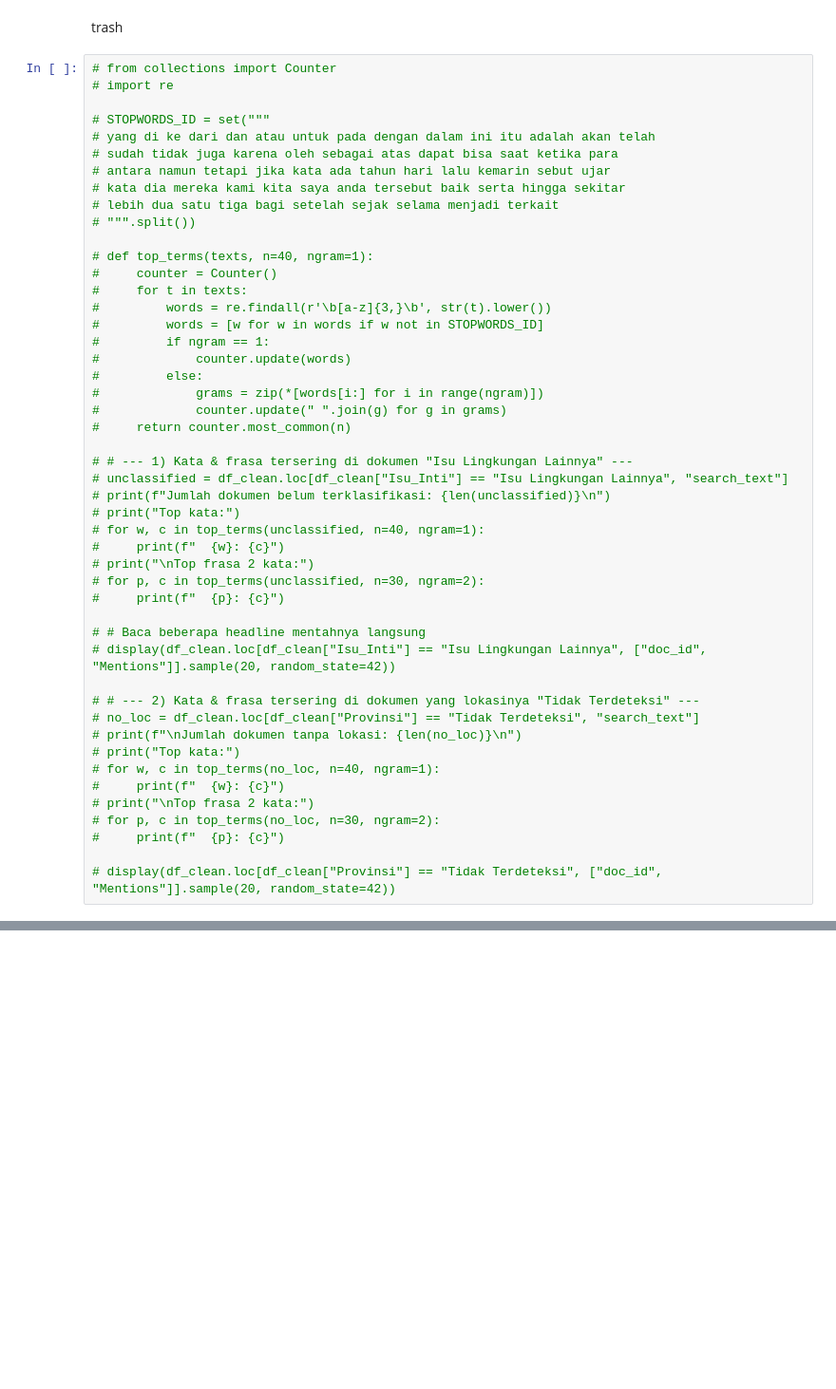
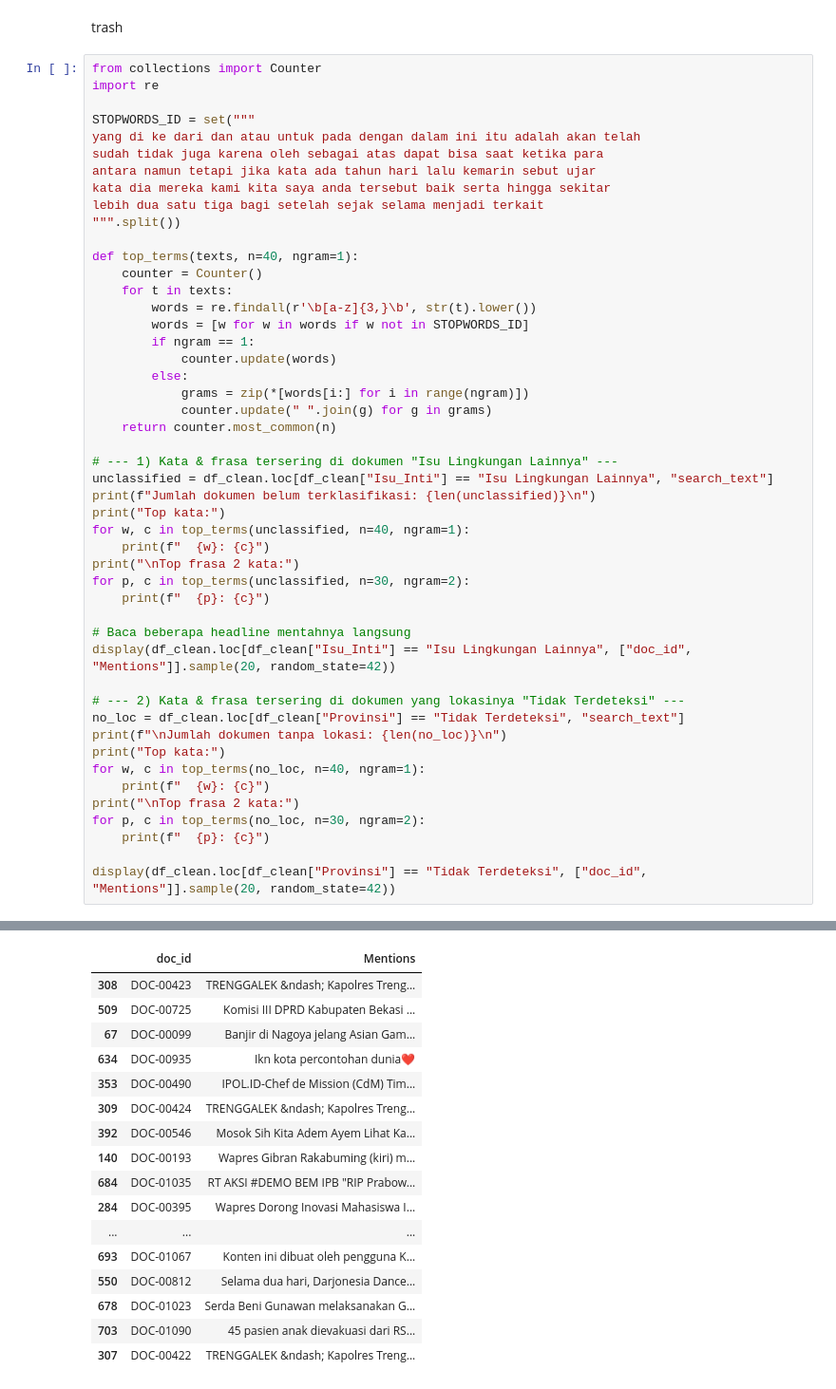
Before and after one commit to aldo02032004/naufaldo.github.io, a Jupyter notebook: Visual_Report_LH.ipynb, the cells around one changed output, grey strips where cells are left out. Shown at 95% size. Drawn from its saved outputs; the diff is of its cells as text; blank space fills up the shorter version.

```diff
--- a/Visual_Report_LH.ipynb
+++ b/Visual_Report_LH.ipynb
@@ -837,50 +1421,51 @@ VISUALISASI SELESAI DIBUAT
 # %% [markdown]
 trash
 # %%
-# from collections import Counter
-# import re
+from collections import Counter
+import re
 
-# STOPWORDS_ID = set("""
-# yang di ke dari dan atau untuk pada dengan dalam ini itu adalah akan telah
-# sudah tidak juga karena oleh sebagai atas dapat bisa saat ketika para
-# antara namun tetapi jika kata ada tahun hari lalu kemarin sebut ujar
-# kata dia mereka kami kita saya anda tersebut baik serta hingga sekitar
-# lebih dua satu tiga bagi setelah sejak selama menjadi terkait
-# """.split())
+STOPWORDS_ID = set("""
+yang di ke dari dan atau untuk pada dengan dalam ini itu adalah akan telah
+sudah tidak juga karena oleh sebagai atas dapat bisa saat ketika para
+antara namun tetapi jika kata ada tahun hari lalu kemarin sebut ujar
+kata dia mereka kami kita saya anda tersebut baik serta hingga sekitar
+lebih dua satu tiga bagi setelah sejak selama menjadi terkait
+""".split())
 
-# def top_terms(texts, n=40, ngram=1):
-#     counter = Counter()
-#     for t in texts:
-#         words = re.findall(r'\b[a-z]{3,}\b', str(t).lower())
-#         words = [w for w in words if w not in STOPWORDS_ID]
-#         if ngram == 1:
-#             counter.update(words)
-#         else:
-#             grams = zip(*[words[i:] for i in range(ngram)])
-#             counter.update(" ".join(g) for g in grams)
-#     return counter.most_common(n)
+def top_terms(texts, n=40, ngram=1):
+    counter = Counter()
+    for t in texts:
+        words = re.findall(r'\b[a-z]{3,}\b', str(t).lower())
+        words = [w for w in words if w not in STOPWORDS_ID]
+        if ngram == 1:
+            counter.update(words)
+        else:
+            grams = zip(*[words[i:] for i in range(ngram)])
+            counter.update(" ".join(g) for g in grams)
+    return counter.most_common(n)
 
-# # --- 1) Kata & frasa tersering di dokumen "Isu Lingkungan Lainnya" ---
-# unclassified = df_clean.loc[df_clean["Isu_Inti"] == "Isu Lingkungan Lainnya", "search_text"]
-# print(f"Jumlah dokumen belum terklasifikasi: {len(unclassified)}\n")
-# print("Top kata:")
-# for w, c in top_terms(unclassified, n=40, ngram=1):
-#     print(f"  {w}: {c}")
-# print("\nTop frasa 2 kata:")
-# for p, c in top_terms(unclassified, n=30, ngram=2):
-#     print(f"  {p}: {c}")
+# --- 1) Kata & frasa tersering di dokumen "Isu Lingkungan Lainnya" ---
+unclassified = df_clean.loc[df_clean["Isu_Inti"] == "Isu Lingkungan Lainnya", "search_text"]
+print(f"Jumlah dokumen belum terklasifikasi: {len(unclassified)}\n")
+print("Top kata:")
+for w, c in top_terms(unclassified, n=40, ngram=1):
+    print(f"  {w}: {c}")
+print("\nTop frasa 2 kata:")
+for p, c in top_terms(unclassified, n=30, ngram=2):
+    print(f"  {p}: {c}")
 
-# # Baca beberapa headline mentahnya langsung
-# display(df_clean.loc[df_clean["Isu_Inti"] == "Isu Lingkungan Lainnya", ["doc_id", "Mentions"]].sample(20, random_state=42))
+# Baca beberapa headline mentahnya langsung
+display(df_clean.loc[df_clean["Isu_Inti"] == "Isu Lingkungan Lainnya", ["doc_id", "Mentions"]].sample(20, random_state=42))
 
-# # --- 2) Kata & frasa tersering di dokumen yang lokasinya "Tidak Terdeteksi" ---
-# no_loc = df_clean.loc[df_clean["Provinsi"] == "Tidak Terdeteksi", "search_text"]
-# print(f"\nJumlah dokumen tanpa lokasi: {len(no_loc)}\n")
-# print("Top kata:")
-# for w, c in top_terms(no_loc, n=40, ngram=1):
-#     print(f"  {w}: {c}")
-# print("\nTop frasa 2 kata:")
-# for p, c in top_terms(no_loc, n=30, ngram=2):
-#     print(f"  {p}: {c}")
+# --- 2) Kata & frasa tersering di dokumen yang lokasinya "Tidak Terdeteksi" ---
+no_loc = df_clean.loc[df_clean["Provinsi"] == "Tidak Terdeteksi", "search_text"]
+print(f"\nJumlah dokumen tanpa lokasi: {len(no_loc)}\n")
+print("Top kata:")
+for w, c in top_terms(no_loc, n=40, ngram=1):
+    print(f"  {w}: {c}")
+print("\nTop frasa 2 kata:")
+for p, c in top_terms(no_loc, n=30, ngram=2):
+    print(f"  {p}: {c}")
 
-# display(df_clean.loc[df_clean["Provinsi"] == "Tidak Terdeteksi", ["doc_id", "Mentions"]].sample(20, random_state=42))
+display(df_clean.loc[df_clean["Provinsi"] == "Tidak Terdeteksi", ["doc_id", "Mentions"]].sample(20, random_state=42))
+# %% [output]
@@ -886,0 +1489,17 @@ trash
+|  | doc_id | Mentions |
+| 308 | DOC-00423 | TRENGGALEK &ndash; Kapolres Treng... |
+| 509 | DOC-00725 | Komisi III DPRD Kabupaten Bekasi ... |
+| 67 | DOC-00099 | Banjir di Nagoya jelang Asian Gam... |
+| 634 | DOC-00935 | Ikn kota percontohan dunia❤️ |
+| 353 | DOC-00490 | IPOL.ID-Chef de Mission (CdM) Tim... |
+| 309 | DOC-00424 | TRENGGALEK &ndash; Kapolres Treng... |
+| 392 | DOC-00546 | Mosok Sih Kita Adem Ayem Lihat Ka... |
+| 140 | DOC-00193 | Wapres Gibran Rakabuming (kiri) m... |
+| 684 | DOC-01035 | RT AKSI #DEMO BEM IPB "RIP Prabow... |
+| 284 | DOC-00395 | Wapres Dorong Inovasi Mahasiswa I... |
+| ... | ... | ... |
+| 693 | DOC-01067 | Konten ini dibuat oleh pengguna K... |
+| 550 | DOC-00812 | Selama dua hari, Darjonesia Dance... |
+| 678 | DOC-01023 | Serda Beni Gunawan melaksanakan G... |
+| 703 | DOC-01090 | 45 pasien anak dievakuasi dari RS... |
+| 307 | DOC-00422 | TRENGGALEK &ndash; Kapolres Treng... |
```
Also changed, not shown: parts of 11 cells of this notebook.
